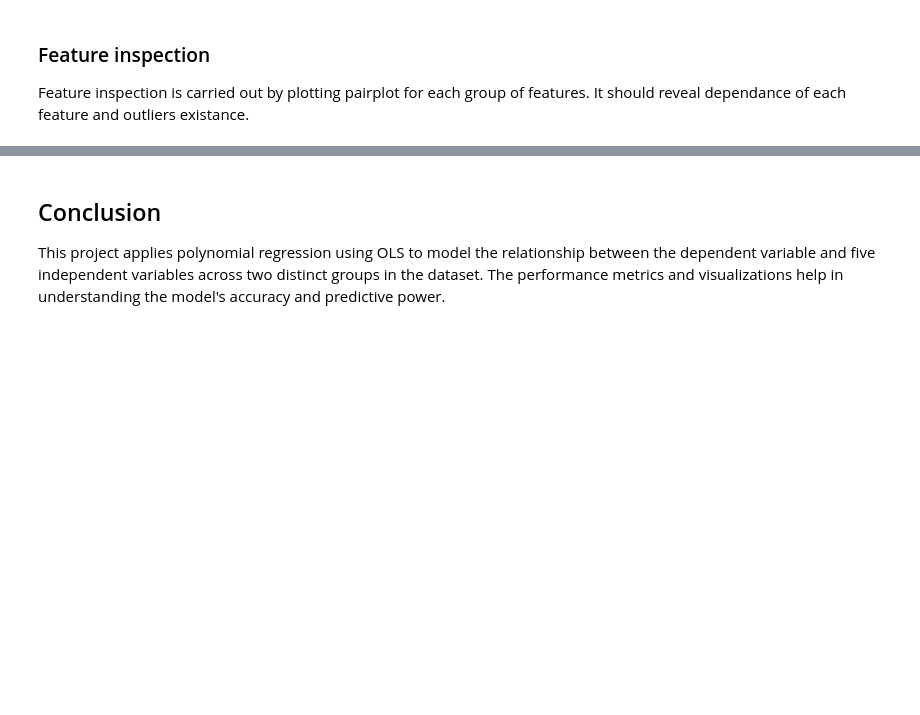
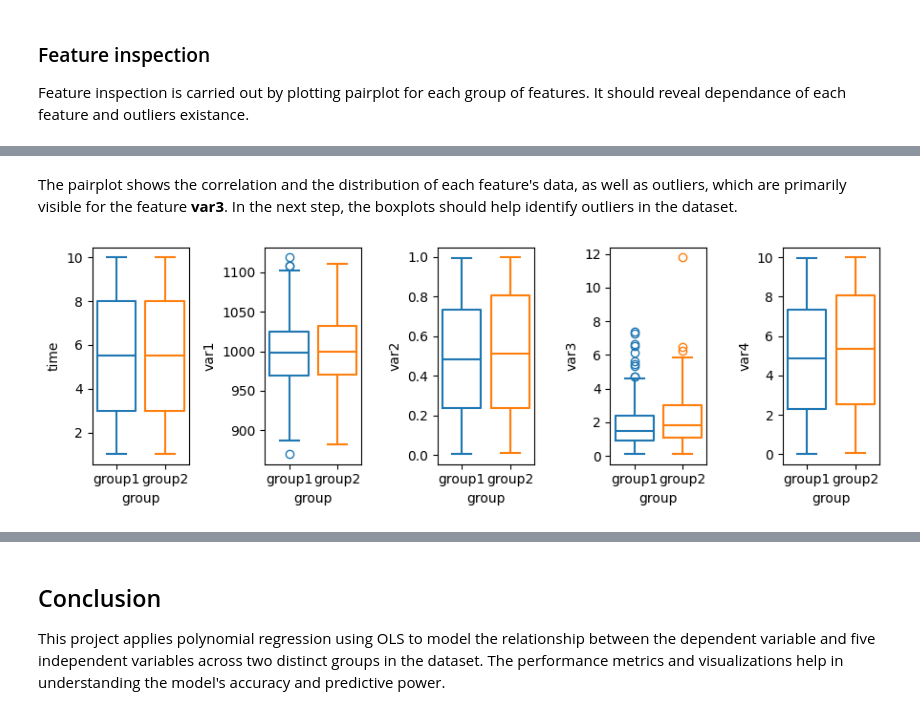
Before and after one commit to pciuh/regression-model, a Jupyter notebook: regression-model.ipynb, the cells around one changed output, grey strips where cells are left out. Drawn from its saved outputs; the diff is of its cells as text; code cells hidden in the pictures; blank space fills up the shorter version.

```diff
--- a/regression-model.ipynb
+++ b/regression-model.ipynb
@@ -69,0 +73,16 @@ fig.savefig(pDir + 'pairplot.png',dpi=150)
+# %% [markdown]
+The pairplot shows the correlation and the distribution of each feature's data, as well as outliers, which are primarily visible for the feature **var3**. In the next step, the boxplots should help identify outliers in the dataset.
+# %%
+key = df.columns[1:-1]
+
+def plboxp(df,key,fnam):
+    fig, ax = plt.subplots(1,len(key),figsize=(9,3))
+    for i,k in enumerate(key):
+        sns.boxplot(data=df,y=k,x='group',hue='group',fill=False,ax=ax[i],orient='v')
+
+    fig.tight_layout()
+    fig.savefig(pDir + fnam + '.png',dpi=150)
+
+plboxp(df,key,'boxplot-all')
+# %% [output]
+[figure, added]
```
Also changed, not shown: parts of 7 cells of this notebook, 7 other files.
